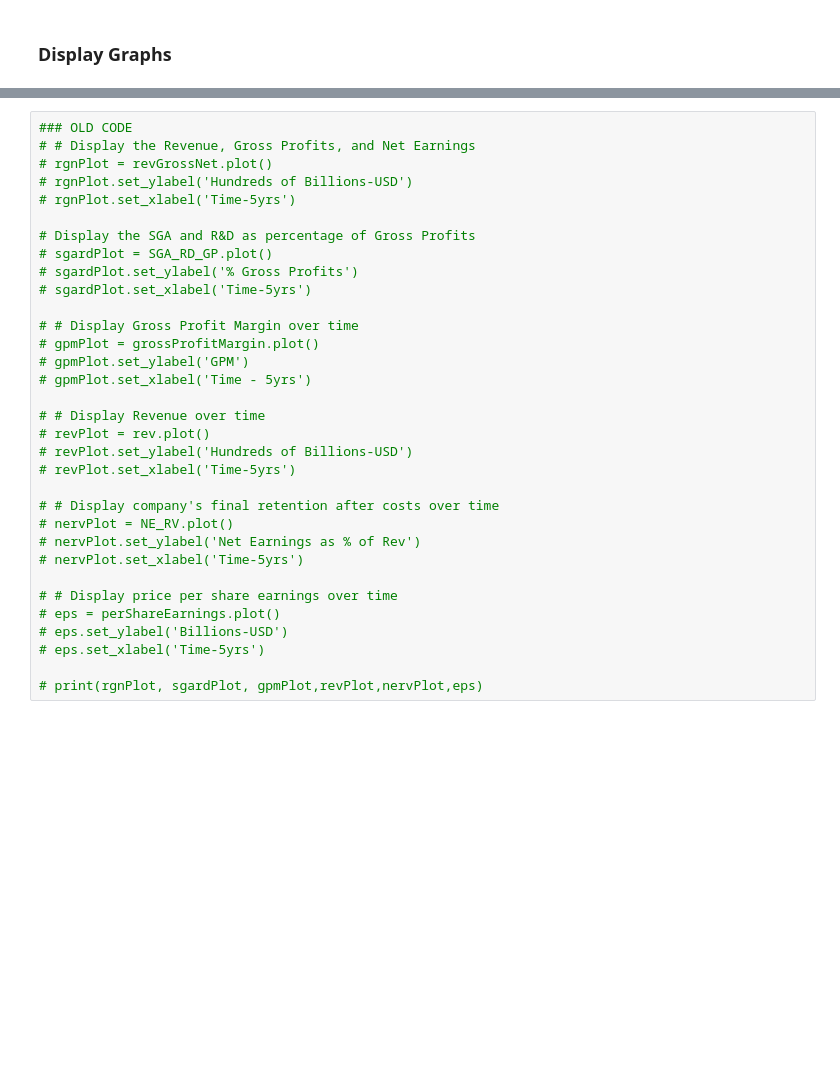
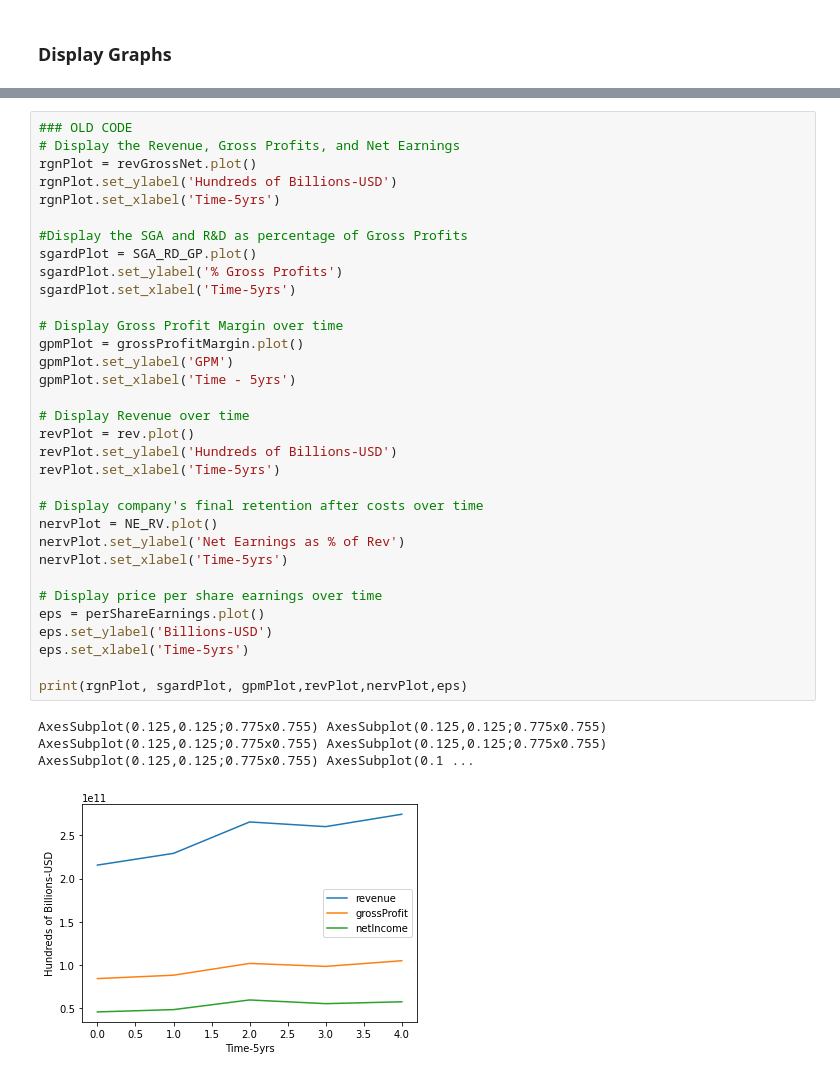
Before and after one commit to sammmoran/FlagShip, a Jupyter notebook: data-collector.ipynb, the cells around one changed output, grey strips where cells are left out. Saved outputs shown, nothing was run; the diff lists cells and outputs as text; blank space fills up the shorter version.

```diff
--- a/data-collector.ipynb
+++ b/data-collector.ipynb
@@ -114,33 +125,36 @@ Text(0.5, 1.0, 'Revenue')
 # %%
 ### OLD CODE
-# # Display the Revenue, Gross Profits, and Net Earnings
-# rgnPlot = revGrossNet.plot()
-# rgnPlot.set_ylabel('Hundreds of Billions-USD')
-# rgnPlot.set_xlabel('Time-5yrs')
+# Display the Revenue, Gross Profits, and Net Earnings
+rgnPlot = revGrossNet.plot()
+rgnPlot.set_ylabel('Hundreds of Billions-USD')
+rgnPlot.set_xlabel('Time-5yrs')
 
-# Display the SGA and R&D as percentage of Gross Profits
-# sgardPlot = SGA_RD_GP.plot()
-# sgardPlot.set_ylabel('% Gross Profits')
-# sgardPlot.set_xlabel('Time-5yrs')
+#Display the SGA and R&D as percentage of Gross Profits
+sgardPlot = SGA_RD_GP.plot()
+sgardPlot.set_ylabel('% Gross Profits')
+sgardPlot.set_xlabel('Time-5yrs')
 
-# # Display Gross Profit Margin over time
-# gpmPlot = grossProfitMargin.plot()
-# gpmPlot.set_ylabel('GPM')
-# gpmPlot.set_xlabel('Time - 5yrs')
+# Display Gross Profit Margin over time
+gpmPlot = grossProfitMargin.plot()
+gpmPlot.set_ylabel('GPM')
+gpmPlot.set_xlabel('Time - 5yrs')
 
-# # Display Revenue over time
-# revPlot = rev.plot()
-# revPlot.set_ylabel('Hundreds of Billions-USD')
-# revPlot.set_xlabel('Time-5yrs')
+# Display Revenue over time
+revPlot = rev.plot()
+revPlot.set_ylabel('Hundreds of Billions-USD')
+revPlot.set_xlabel('Time-5yrs')
 
-# # Display company's final retention after costs over time
-# nervPlot = NE_RV.plot()
-# nervPlot.set_ylabel('Net Earnings as % of Rev')
-# nervPlot.set_xlabel('Time-5yrs')
+# Display company's final retention after costs over time
+nervPlot = NE_RV.plot()
+nervPlot.set_ylabel('Net Earnings as % of Rev')
+nervPlot.set_xlabel('Time-5yrs')
 
-# # Display price per share earnings over time
-# eps = perShareEarnings.plot()
-# eps.set_ylabel('Billions-USD')
-# eps.set_xlabel('Time-5yrs')
+# Display price per share earnings over time
+eps = perShareEarnings.plot()
+eps.set_ylabel('Billions-USD')
+eps.set_xlabel('Time-5yrs')
 
-# print(rgnPlot, sgardPlot, gpmPlot,revPlot,nervPlot,eps)
+print(rgnPlot, sgardPlot, gpmPlot,revPlot,nervPlot,eps)
+# %% [output]
+AxesSubplot(0.125,0.125;0.775x0.755) AxesSubplot(0.125,0.125;0.775x0.755) AxesSubplot(0.125,0.125;0.775x0.755) AxesSubplot(0.125,0.125;0.775x0.755) AxesSubplot(0.125,0.125;0.775x0.755) AxesSubplot(0.1 ...
+[figure, added]
```
Also changed, not shown: parts of 3 cells of this notebook.
